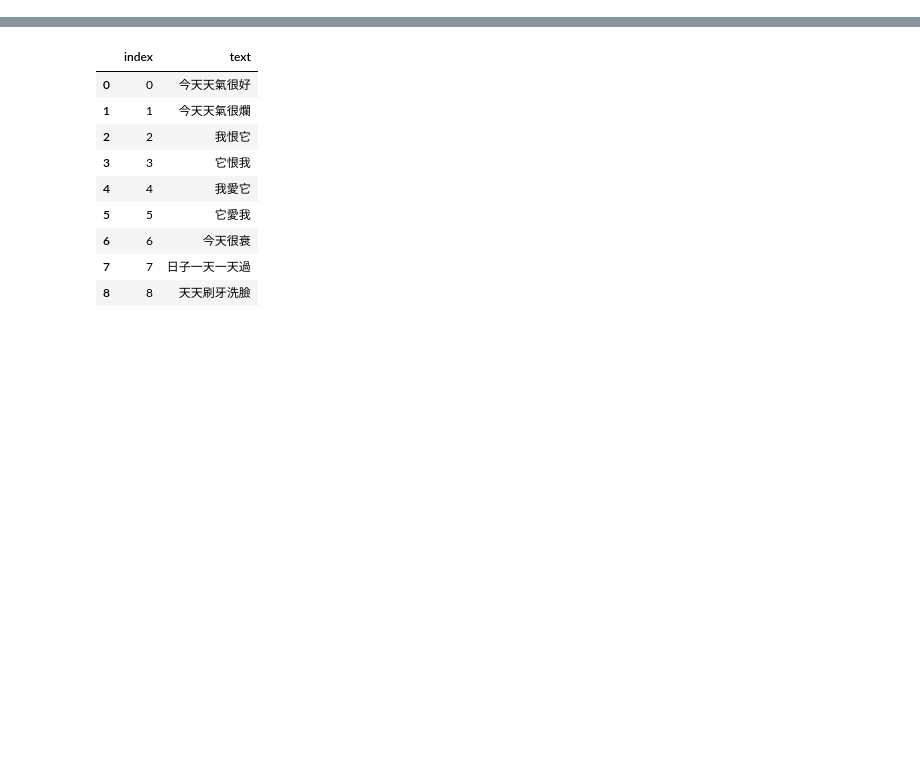
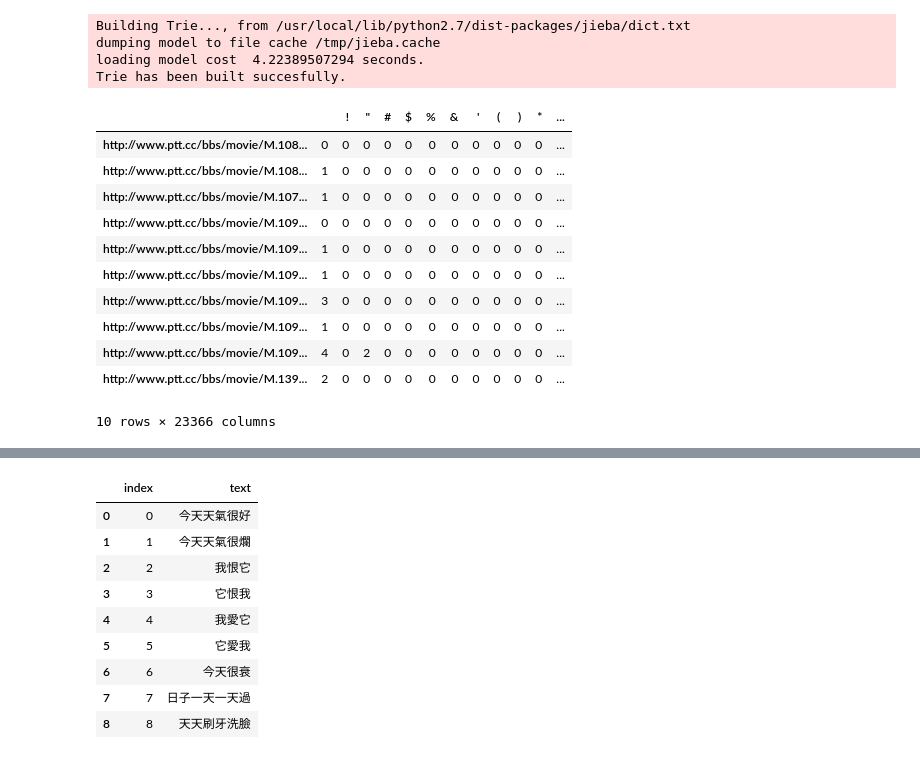
Before and after one commit to c3h3/PlaYnlp, a Jupyter notebook: dev_ipynbs/start_to_dev_modelframe.ipynb, the cells around one changed output, grey strips where cells are left out. Cells and saved outputs as stored; diff of their text form; code cells hidden in the pictures; blank space fills up the shorter version.

```diff
--- a/dev_ipynbs/start_to_dev_modelframe.ipynb
+++ b/dev_ipynbs/start_to_dev_modelframe.ipynb
@@ -16,5 +16,5 @@ jieba_vec_count_kwargs = {"tokenizer":jieba_without_html_tokenizer,"lowercase":F
 unigram_vec_count_kwargs = {"tokenizer":unigram_without_html_tokenizer,"lowercase":False}
 bigram_vec_count_kwargs = {"tokenizer":bigram_without_html_tokenizer,"lowercase":False}
 # %%
-#articles_df,articles_push_df = dataio.read_pickle_file("PTT___movie.pickle")
-#test_ptt_text_sdtm = dataio.read_pickle_file("sdtm_ptt_movie.pickle")
+articles_df,articles_push_df = dataio.read_pickle_file("PTT___movie.pickle")
+test_ptt_text_sdtm = dataio.read_pickle_file("sdtm_ptt_movie.pickle")
@@ -20,0 +33,26 @@ bigram_vec_count_kwargs = {"tokenizer":bigram_without_html_tokenizer,"lowercase"
+# %%
+test_sdtm =  vcr.vectorize_text(df=articles_df,
+                                text_col="title", idx_col="url",
+                                                   vect_gen=vcr.CountVectorizer,
+                                                   vect_gen_init_kwargs = jieba_vec_count_kwargs,
+                                                   summarizer = L1_col_sum)
+# %% [output]
+Building Trie..., from /usr/local/lib/python2.7/dist-packages/jieba/dict.txt
+dumping model to file cache /tmp/jieba.cache
+loading model cost  4.22389507294 seconds.
+Trie has been built succesfully.
+# %%
+test_sdtm.select_rows(range(10)).to_pandas_df
+# %% [output]
+|  |  | ! | " | # | $ | % | & | ' | ( | ) | * | ... |
+| http://www.ptt.cc/bbs/movie/M.108... | 0 | 0 | 0 | 0 | 0 | 0 | 0 | 0 | 0 | 0 | 0 | ... |
+| http://www.ptt.cc/bbs/movie/M.108... | 1 | 0 | 0 | 0 | 0 | 0 | 0 | 0 | 0 | 0 | 0 | ... |
+| http://www.ptt.cc/bbs/movie/M.107... | 1 | 0 | 0 | 0 | 0 | 0 | 0 | 0 | 0 | 0 | 0 | ... |
+| http://www.ptt.cc/bbs/movie/M.109... | 0 | 0 | 0 | 0 | 0 | 0 | 0 | 0 | 0 | 0 | 0 | ... |
+| http://www.ptt.cc/bbs/movie/M.109... | 1 | 0 | 0 | 0 | 0 | 0 | 0 | 0 | 0 | 0 | 0 | ... |
+| http://www.ptt.cc/bbs/movie/M.109... | 1 | 0 | 0 | 0 | 0 | 0 | 0 | 0 | 0 | 0 | 0 | ... |
+| http://www.ptt.cc/bbs/movie/M.109... | 3 | 0 | 0 | 0 | 0 | 0 | 0 | 0 | 0 | 0 | 0 | ... |
+| http://www.ptt.cc/bbs/movie/M.109... | 1 | 0 | 0 | 0 | 0 | 0 | 0 | 0 | 0 | 0 | 0 | ... |
+| http://www.ptt.cc/bbs/movie/M.109... | 4 | 0 | 2 | 0 | 0 | 0 | 0 | 0 | 0 | 0 | 0 | ... |
+| http://www.ptt.cc/bbs/movie/M.139... | 2 | 0 | 0 | 0 | 0 | 0 | 0 | 0 | 0 | 0 | 0 | ... |
+10 rows × 23366 columns
```
Also changed, not shown: parts of 49 cells of this notebook.
